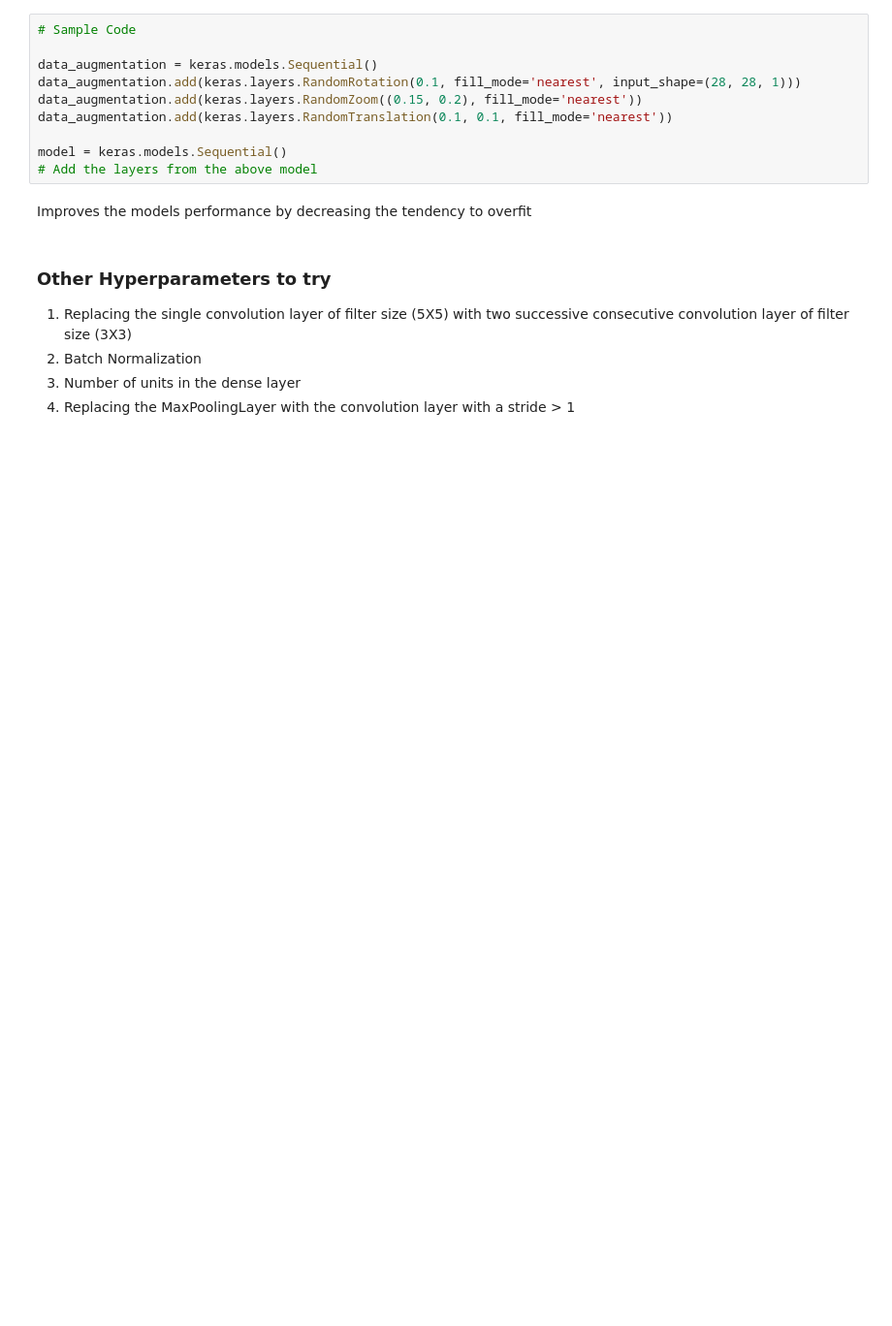
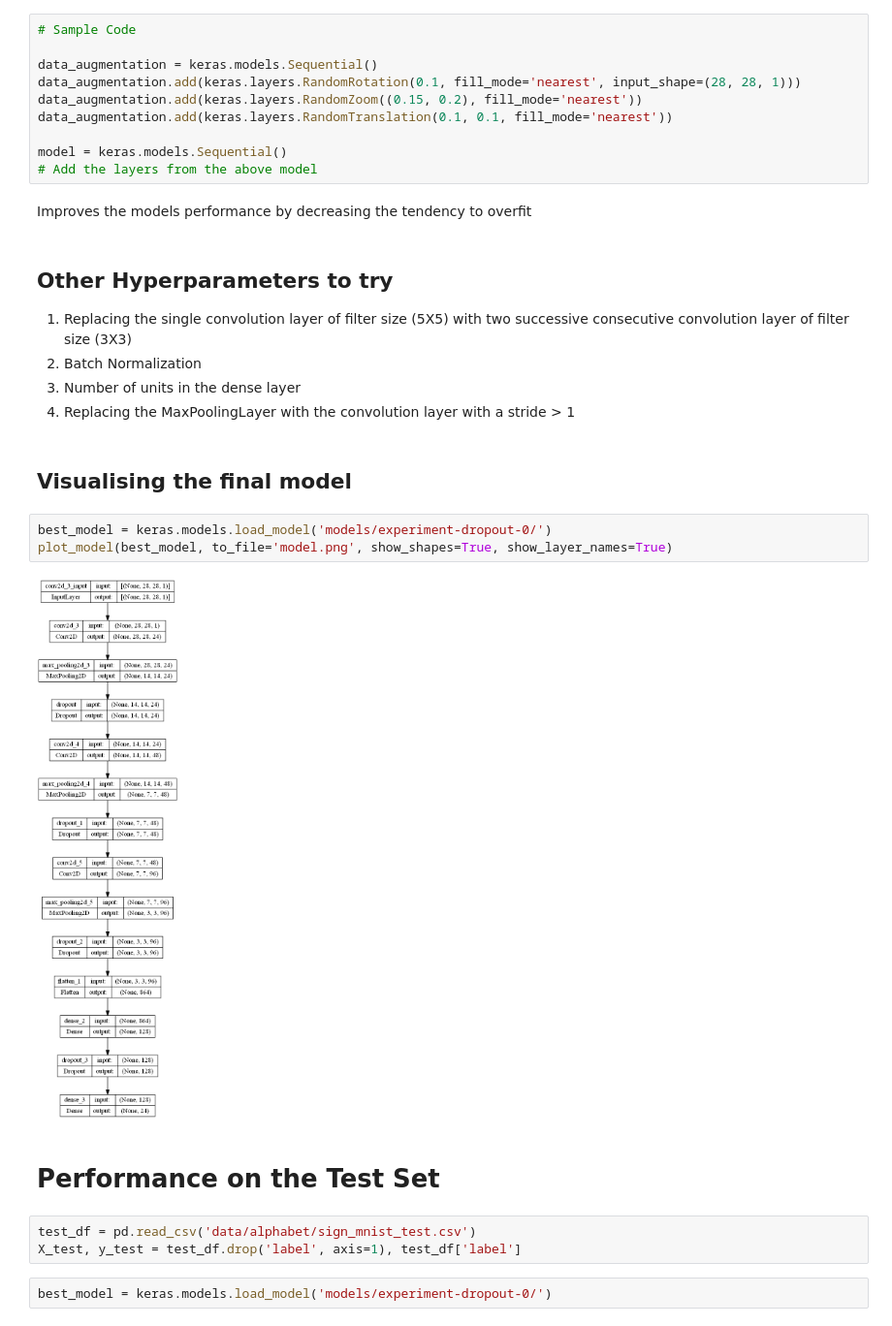
Before and after one commit to Sathwick-Reddy-M/Sign-Language-Recognition, a Jupyter notebook: sign-language-recognition.ipynb, the cells around one changed output. Shown at 97% size. Cells and saved outputs as stored; diff of their text form; blank space fills up the shorter version.

Commit message:
Evaluation of the model

```diff
--- a/sign-language-recognition.ipynb
+++ b/sign-language-recognition.ipynb
@@ -803,9 +844,23 @@ model = keras.models.Sequential()
 # %% [markdown]
 Improves the models performance by decreasing the tendency to overfit
 # %% [markdown]
-### Other Hyperparameters to try
+## Other Hyperparameters to try
 
 1. Replacing the single convolution layer of filter size (5X5) with two successive consecutive convolution layer of filter size (3X3)
 2. Batch Normalization
 3. Number of units in the dense layer
 4. Replacing the MaxPoolingLayer with the convolution layer with a stride > 1
+# %% [markdown]
+## Visualising the final model
+# %%
+best_model = keras.models.load_model('models/experiment-dropout-0/')
+plot_model(best_model, to_file='model.png', show_shapes=True, show_layer_names=True)
+# %% [output]
+[figure, added]
+# %% [markdown]
+# Performance on the Test Set
+# %%
+test_df = pd.read_csv('data/alphabet/sign_mnist_test.csv')
+X_test, y_test = test_df.drop('label', axis=1), test_df['label']
+# %%
+best_model = keras.models.load_model('models/experiment-dropout-0/')
```
Also changed, not shown: parts of 22 cells of this notebook, 1 other file.
